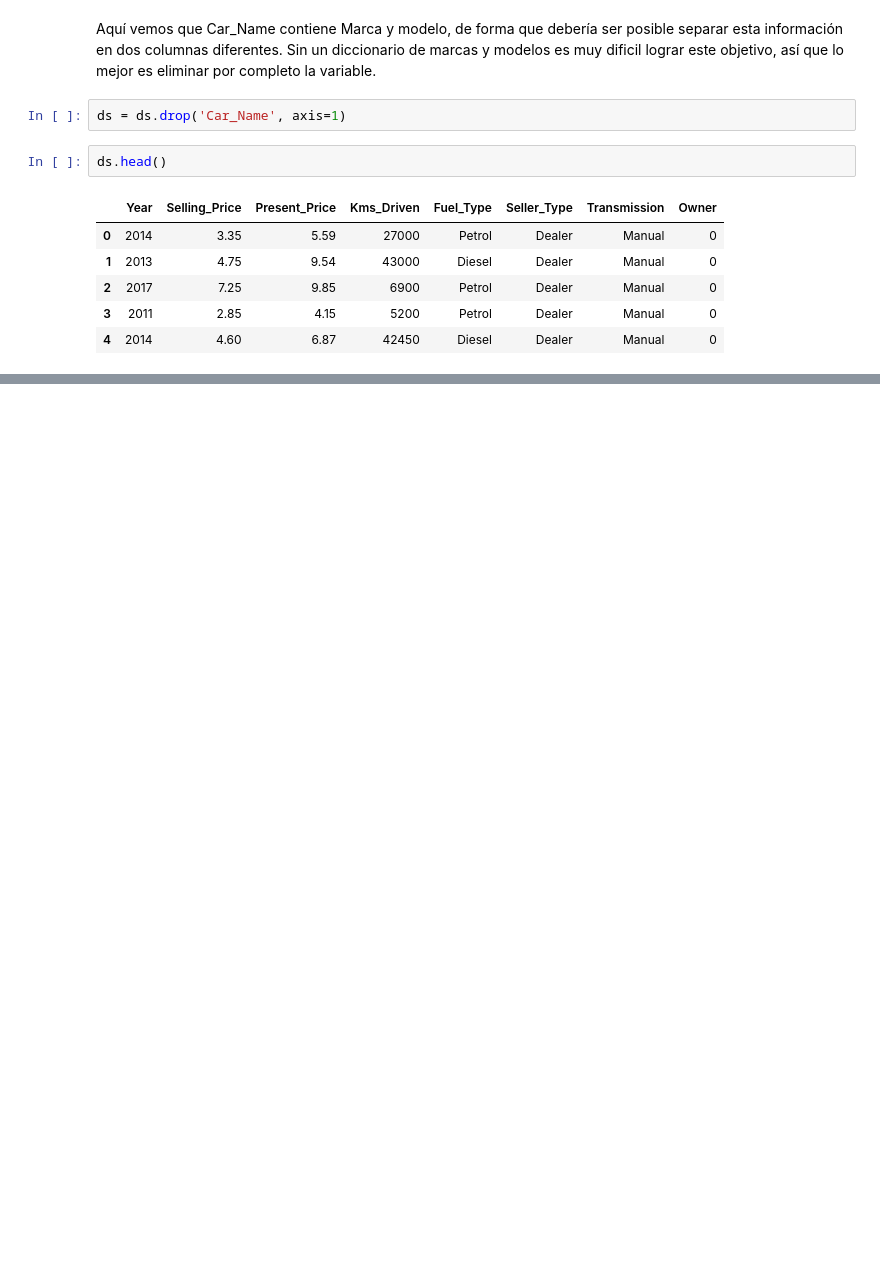
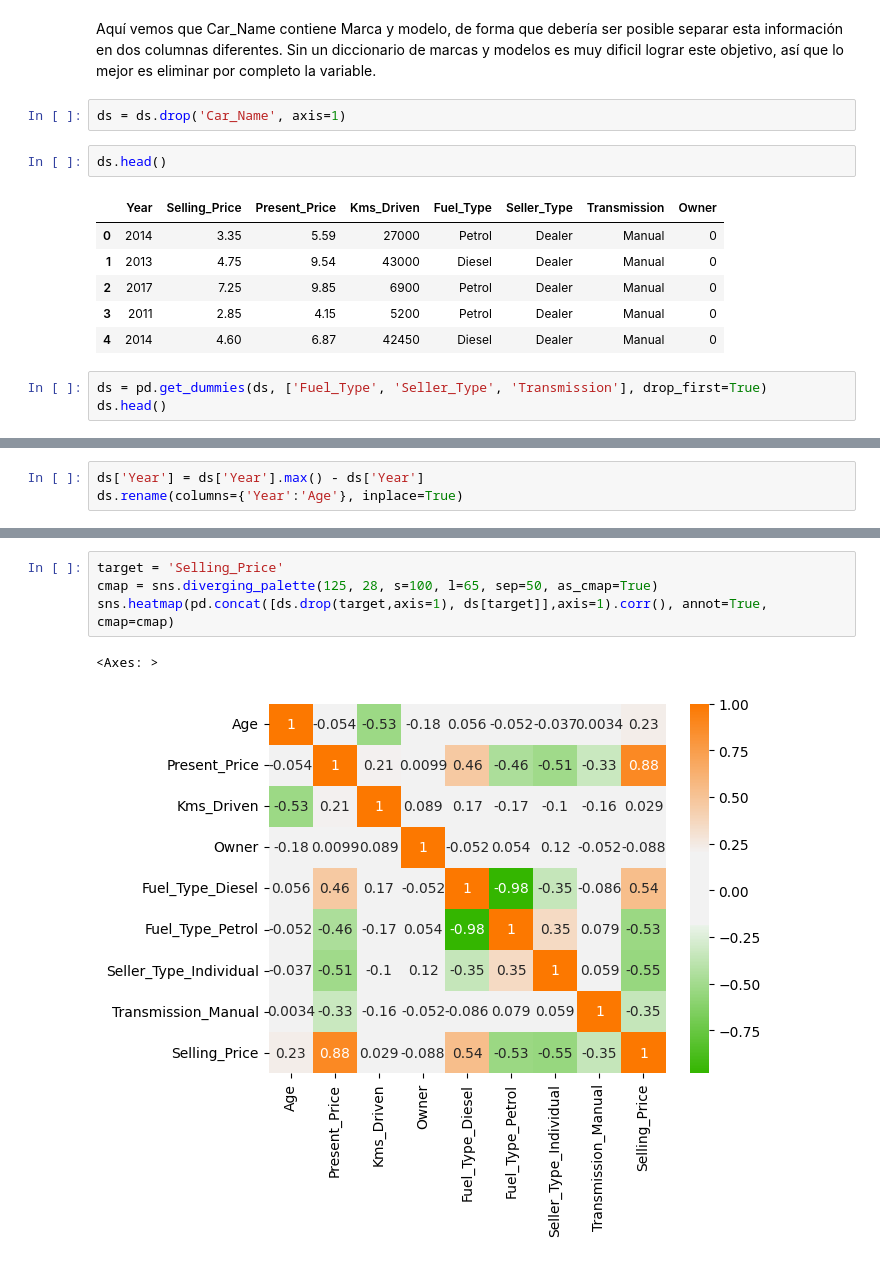
Before and after one commit to evcereti/Aprendiendo_ML_y_DS, a Jupyter notebook: regresion_polinomial_scikit_learn.ipynb, the cells around one changed output, grey strips where cells are left out. Drawn from its saved outputs; the diff is of its cells as text; blank space fills up the shorter version.

```diff
--- a/regresion_polinomial_scikit_learn.ipynb
+++ b/regresion_polinomial_scikit_learn.ipynb
@@ -102,3 +103,6 @@ ds.head()
 | 2 | 2017 | 7.25 | 9.85 | 6900 | Petrol | Dealer | Manual | 0 |
 | 3 | 2011 | 2.85 | 4.15 | 5200 | Petrol | Dealer | Manual | 0 |
 | 4 | 2014 | 4.60 | 6.87 | 42450 | Diesel | Dealer | Manual | 0 |
+# %%
+ds = pd.get_dummies(ds, ['Fuel_Type', 'Seller_Type', 'Transmission'], drop_first=True)
+ds.head()
@@ -104,0 +116,3 @@ ds.head()
+# %%
+ds['Year'] = ds['Year'].max() - ds['Year']
+ds.rename(columns={'Year':'Age'}, inplace=True)
@@ -104,0 +126,7 @@ ds.head()
+# %%
+target = 'Selling_Price'
+cmap = sns.diverging_palette(125, 28, s=100, l=65, sep=50, as_cmap=True)
+sns.heatmap(pd.concat([ds.drop(target,axis=1), ds[target]],axis=1).corr(), annot=True, cmap=cmap)
+# %% [output]
+<Axes: >
+[figure, added]
```
Also changed, not shown: parts of 4 cells of this notebook.
